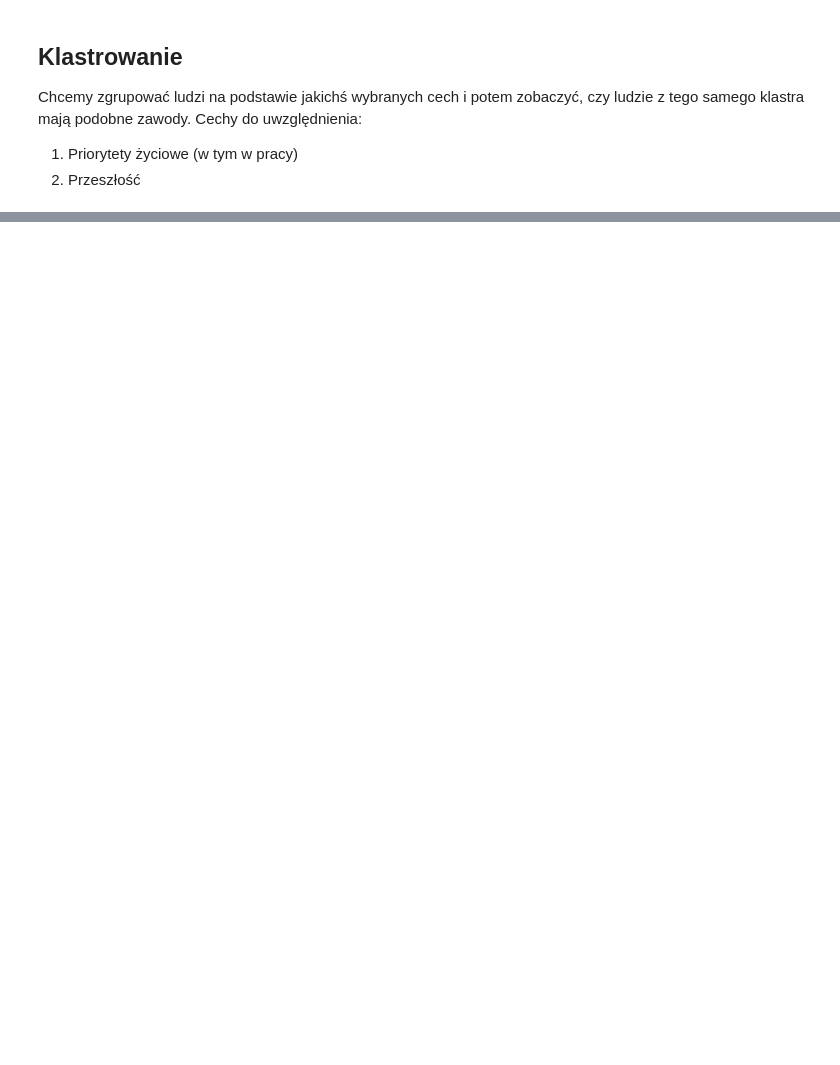
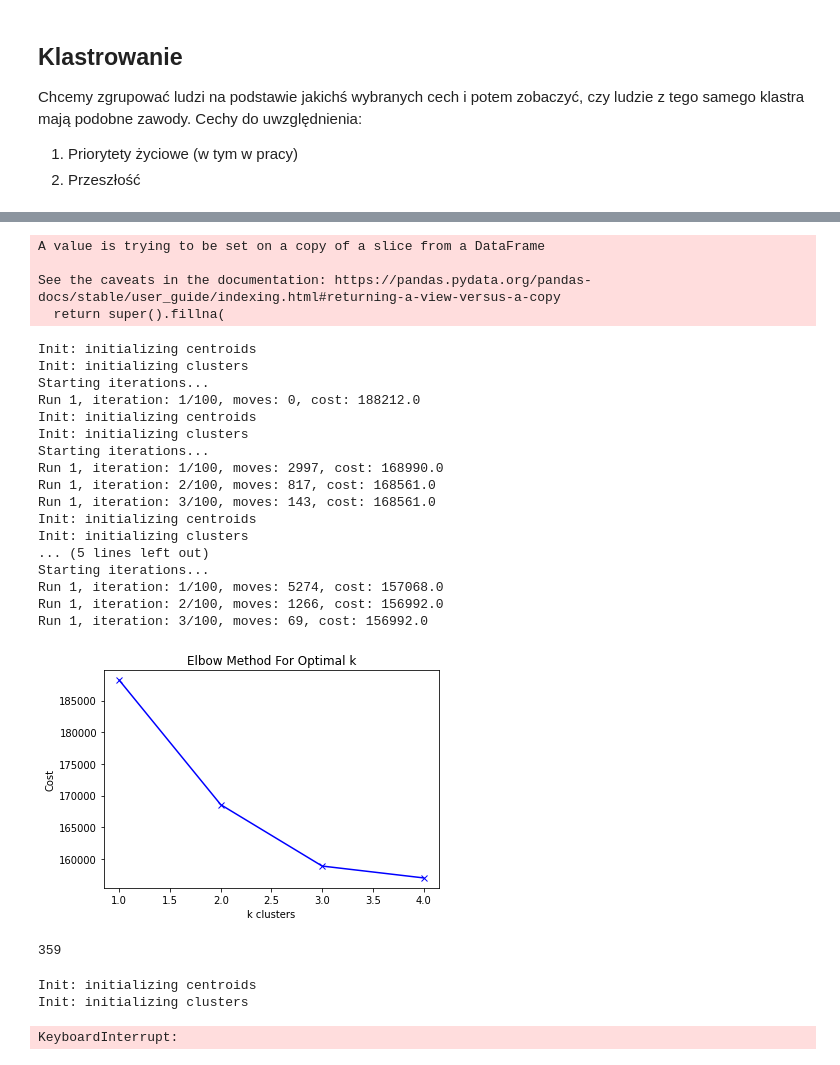
Before and after one commit to Qwebeck/medical-trends-exploration, a Jupyter notebook: notebooks/sondaze_spoleczne.ipynb, the cells around one changed output, grey strips where cells are left out. Saved outputs shown, nothing was run; the diff lists cells and outputs as text; code cells hidden in the pictures; blank space fills up the shorter version.

Commit message:
Added clusters

```diff
--- a/notebooks/sondaze_spoleczne.ipynb
+++ b/notebooks/sondaze_spoleczne.ipynb
@@ -115,6 +127,7 @@ Między innymi powinniśmy ocenić:
 
 W tym module, należało by również porównać populację lekarzy z resztą społeczeństwa, żeby bias który mógł się pojawić wśród respondentów. (np. sytuacja w której wszyscy respondenci będą mieli rodziców z wykształceniem wyższym, co może wynikać z tego, że ludzie edukowani bardziej skłonni ku braniu udziału w sondażach. Wtedy waga tej zmiennej w populacji naszych lekarzy była by zerowa, ponieważ zmienna jest zbiasowana)
 # %%
+df_original = df.copy()
 target_columns = [
     year_column,
     respondent_profession,
@@ -332,0 +566,11 @@ Cechy do uwzględnienia:
+# %%
+#one hot encoding of some columns with get dummies
+
+module_all.fillna(0, inplace=True)
+categorical_cols = ["Zawód ojca: klasyf ISCO 1988 /27 kat", "Zawód matki: klasyfikacja ISCO 1988","Zawód resp: klasyfikacja ISCO 1988"]
+module_all = pd.get_dummies(module_all, columns = categorical_cols)
+# %% [output]
+A value is trying to be set on a copy of a slice from a DataFrame
+
+See the caveats in the documentation: https://pandas.pydata.org/pandas-docs/stable/user_guide/indexing.html#returning-a-view-versus-a-copy
+  return super().fillna(
@@ -332,0 +585,49 @@ Cechy do uwzględnienia:
+# %%
+#plotting elbow to determine best number of clusters
+module_all_c = module_all.iloc[:,:-1]
+cost = []
+K = range(1,5)
+for num_clusters in list(K):
+    kmode = KModes(n_clusters=num_clusters, init = "Cao", n_init = 1, verbose=1)
+    kmode.fit_predict(module_all_c)
+    cost.append(kmode.cost_)
+
+plt.plot(K, cost, 'bx-')
+plt.xlabel('k clusters')
+plt.ylabel('Cost')
+plt.title('Elbow Method For Optimal k')
+plt.show()
+# %% [output]
+Init: initializing centroids
+Init: initializing clusters
+Starting iterations...
+Run 1, iteration: 1/100, moves: 0, cost: 188212.0
+Init: initializing centroids
+Init: initializing clusters
+Starting iterations...
+Run 1, iteration: 1/100, moves: 2997, cost: 168990.0
+Run 1, iteration: 2/100, moves: 817, cost: 168561.0
+Run 1, iteration: 3/100, moves: 143, cost: 168561.0
+Init: initializing centroids
+Init: initializing clusters
+... (5 lines left out)
+Starting iterations...
+Run 1, iteration: 1/100, moves: 5274, cost: 157068.0
+Run 1, iteration: 2/100, moves: 1266, cost: 156992.0
+Run 1, iteration: 3/100, moves: 69, cost: 156992.0
+[figure, added]
+# %%
+print(len(module_all_c.columns))
+# %% [output]
+359
+# %%
+module_all_c = module_all.iloc[:,:-1]
+# i tried cluster for 3 and 25
+kmode = KModes(n_clusters=3, init = "random", n_init = 5, verbose=1)
+clusters = kmode.fit_predict(module_all_c)
+module_all_c.insert(0, "Cluster", clusters, True)
+module_all_c.head()
+# %% [output]
+Init: initializing centroids
+Init: initializing clusters
+KeyboardInterrupt:
```
Also changed, not shown: parts of 21 cells of this notebook.
